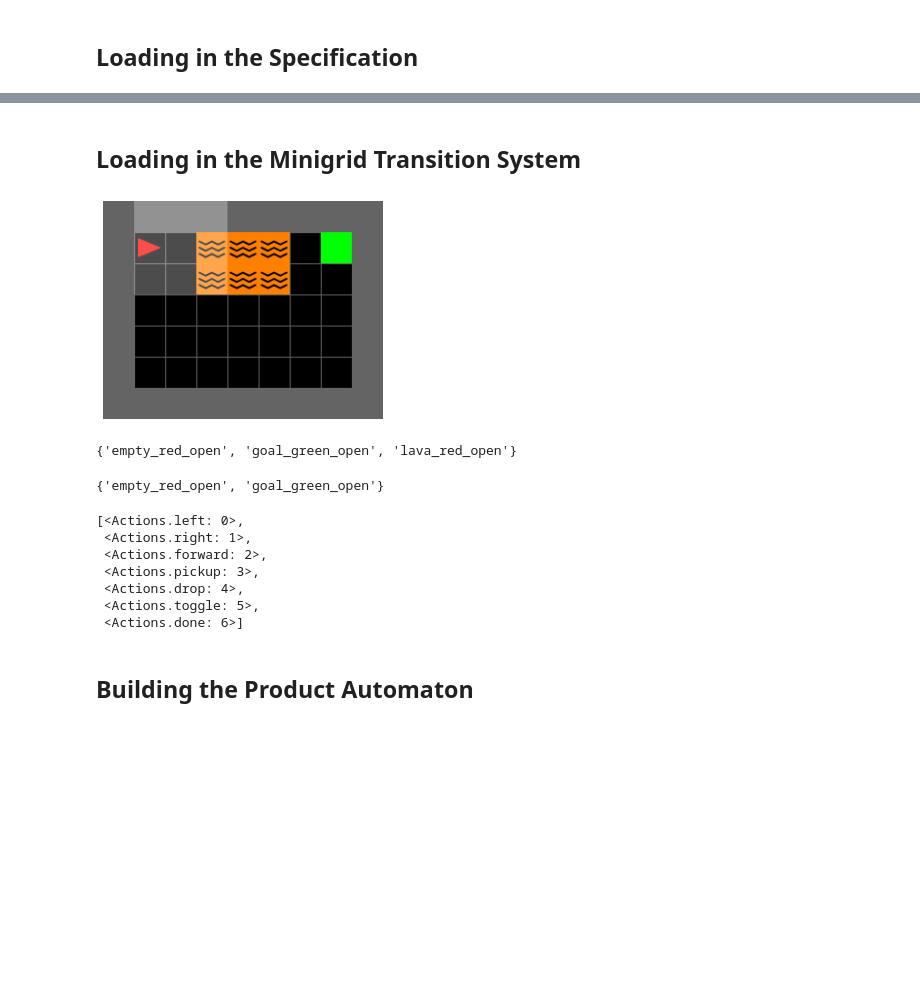
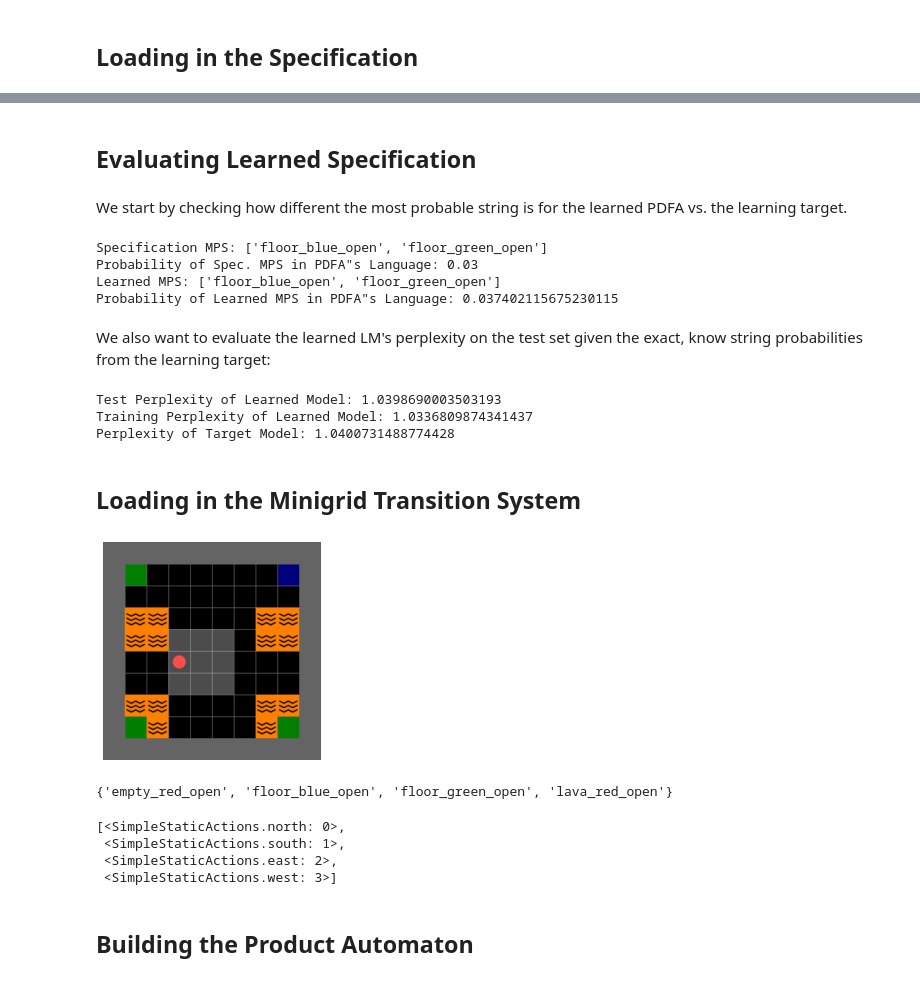
Before and after one commit to nicholasRenninger/wombats_experiments, a Jupyter notebook: MiniGrid_Synthesis_Manual_Spec_Learning_Test.ipynb, the cells around one changed output, grey strips where cells are left out. Cells and saved outputs as stored; diff of their text form; code cells hidden in the pictures; blank space fills up the shorter version.

Commit message:
adding new wombats functionality and beginning a new learning benchmark

```diff
--- a/MiniGrid_Synthesis_Manual_Spec_Learning_Test.ipynb
+++ b/MiniGrid_Synthesis_Manual_Spec_Learning_Test.ipynb
@@ -22,38 +139,64 @@ pdfa_specification.draw('basic_minigrid_pdfa')
+# %% [markdown]
+## Evaluating Learned Specification
+# %% [markdown]
+We start by checking how different the most probable string is for the learned PDFA vs. the learning target.
+# %%
+(specification_MPS,
+ specification_MPS_prob) = pdfa_specification.most_probable_string()
+print(f'Specification MPS: {specification_MPS}')
+print(f'Probability of Spec. MPS in PDFA"s Language: {specification_MPS_prob}')
+
+learned_model_MPS, learned_model_MPS_prob = learned_pdfa.most_probable_string()
+print(f'Learned MPS: {learned_model_MPS}')
+print(f'Probability of Learned MPS in PDFA"s Language: {learned_model_MPS_prob}')
+# %% [output]
+Specification MPS: ['floor_blue_open', 'floor_green_open']
+Probability of Spec. MPS in PDFA"s Language: 0.03
+Learned MPS: ['floor_blue_open', 'floor_green_open']
+Probability of Learned MPS in PDFA"s Language: 0.037402115675230115
+# %% [markdown]
+We also want to evaluate the learned LM's perplexity on the test set given the exact, know string probabilities from the learning target:
+# %%
+test_perplexity = learned_pdfa.perplexity(traces_test, trace_probs_test)
+train_perplexity = learned_pdfa.perplexity(traces_train, trace_probs_train)
+target_perplexity = pdfa_specification.perplexity(traces_test, trace_probs_test)
+
+print(f"Test Perplexity of Learned Model: {test_perplexity}")
+print(f"Training Perplexity of Learned Model: {train_perplexity}")
+print(f"Perplexity of Target Model: {target_perplexity}")
+# %% [output]
+Test Perplexity of Learned Model: 1.0398690003503193
+Training Perplexity of Learned Model: 1.0336809874341437
+Perplexity of Target Model: 1.0400731488774428
 # %% [markdown]
 ## Loading in the Minigrid Transition System
 # %%
-ENV_ID = 'MiniGrid-DistShift1-v0'
+ENV_ID = 'MiniGrid-LavaComparison_noDryingOff-v0'
+# ENV_ID = 'MiniGrid-DistShift1-v0'
 # ENV_ID = 'MiniGrid-LavaGapS5-v0'
 # ENV_ID = 'MiniGrid-KeyCorridorS3R1-v0'
 env = gym.make(ENV_ID)
 
-env = StaticMinigridTSWrapper(env, actions_type='default')
+env = StaticMinigridTSWrapper(env, actions_type='simple_static')
 env.reset()
 env.render_notebook()
 
 minigrid_TS = active_automata.get(automaton_type='TS', graph_data=env,
                                   graph_data_format='minigrid')
 # minigrid_TS.draw('_'.join([ENV_ID, 'TS']))
 # %% [output]
-[figure, old version]
+[figure, new version]
 # %%
 minigrid_TS.observations
 # %% [output]
-{'empty_red_open', 'goal_green_open', 'lava_red_open'}
+{'empty_red_open', 'floor_blue_open', 'floor_green_open', 'lava_red_open'}
-# %%
-pdfa_specification.symbols
-# %% [output]
-{'empty_red_open', 'goal_green_open'}
 # %%
 list(minigrid_TS.actions)
 # %% [output]
-[<Actions.left: 0>,
- <Actions.right: 1>,
- <Actions.forward: 2>,
- <Actions.pickup: 3>,
- <Actions.drop: 4>,
- <Actions.toggle: 5>,
- <Actions.done: 6>]
+[<SimpleStaticActions.north: 0>,
+ <SimpleStaticActions.south: 1>,
+ <SimpleStaticActions.east: 2>,
+ <SimpleStaticActions.west: 3>]
 # %% [markdown]
 ## Building the Product Automaton
 # %%
```
Also changed, not shown: parts of 14 cells of this notebook, 6 other files.
